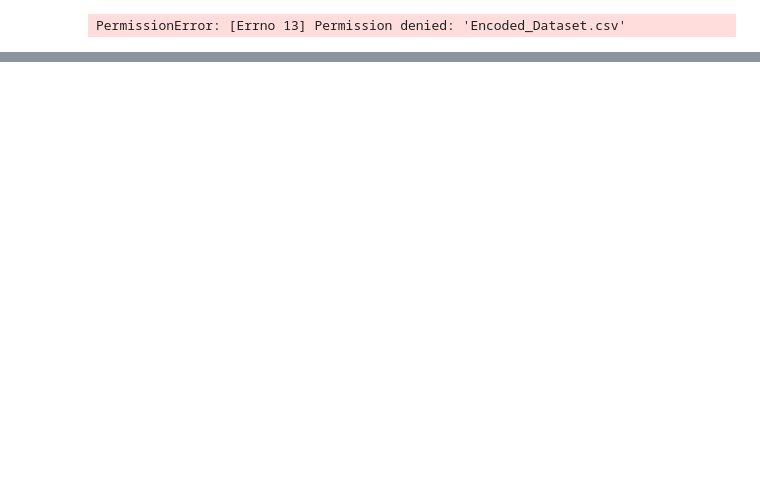
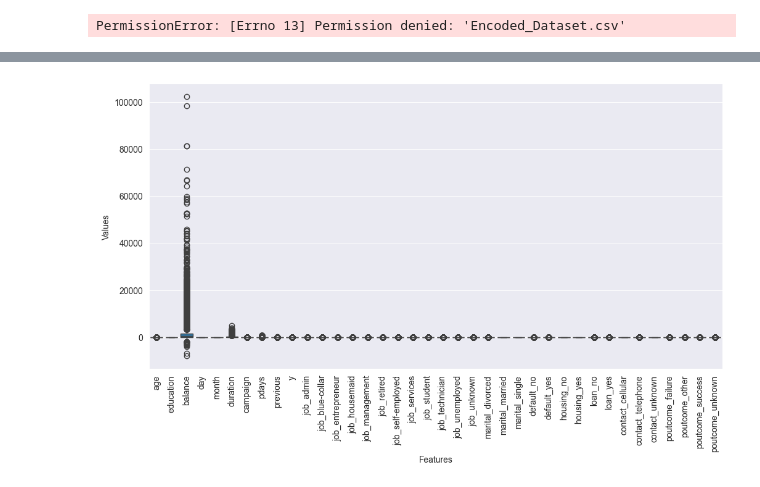
Before and after one commit to BinaraMendis7/Machine-learning, a Jupyter notebook: Mlcw.ipynb, the cells around one changed output, grey strips where cells are left out. Drawn from its saved outputs; the diff is of its cells as text; code cells hidden in the pictures; blank space fills up the shorter version.

```diff
--- a/Mlcw.ipynb
+++ b/Mlcw.ipynb
@@ -181,0 +215,10 @@ PermissionError: [Errno 13] Permission denied: 'Encoded_Dataset.csv'
+# %%
+df_melted = df.melt(var_name="Features", value_name="Values")
+
+
+plt.figure(figsize=(12, 6))
+sns.boxplot(data=df_melted, x="Features", y="Values")
+plt.xticks(rotation=90)
+plt.show()
+# %% [output]
+[figure, added]
```
Also changed, not shown: parts of 6 cells of this notebook.
